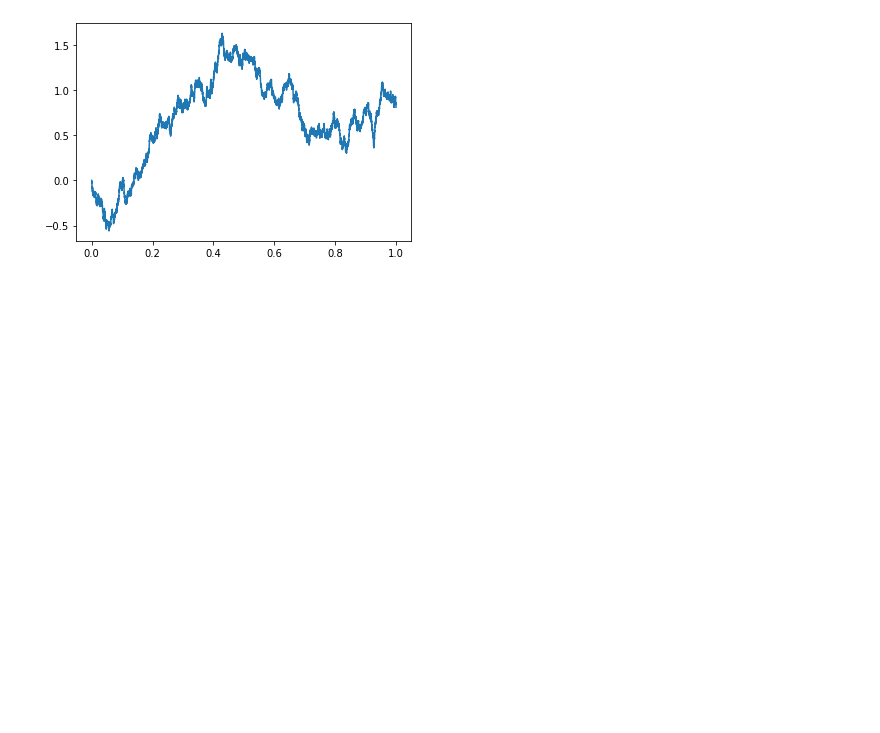
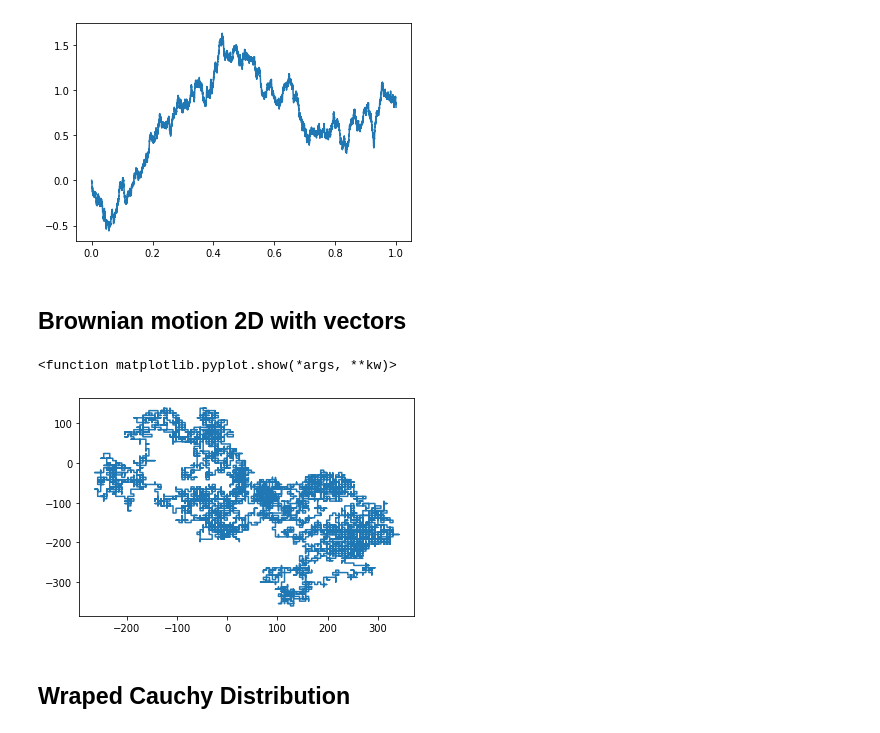
Before and after one commit to DRRguez/DRRguez, a Jupyter notebook: session2_20_08_2022.ipynb, the cells around one changed output. Cells and saved outputs as stored; diff of their text form; code cells hidden in the pictures; blank space fills up the shorter version.

```diff
--- a/session2_20_08_2022.ipynb
+++ b/session2_20_08_2022.ipynb
@@ -113,3 +168,5 @@ plt.show
 # %% [output]
 <function matplotlib.pyplot.show(*args, **kw)>
 [figure]
+# %% [markdown]
+## Brownian motion 2D with vectors
@@ -115,0 +179,27 @@ plt.show
+# %%
+# init variables
+n_steps = 10000
+s_pos = 0
+speed = 6
+
+# init velocity vector
+velocity = Vec2d(speed, 0)
+
+# Matriz para Brownian Walker
+BM_2d = np.ones(shape=(n_steps,2))*s_pos
+
+for i in range(1, n_steps):
+  turn_angle = np.random.choice([0, np.pi/2, np.pi, 3*np.pi/2])
+  velocity = velocity.rotated(turn_angle)
+
+  BM_2d[i,0]=BM_2d[i-1,0]+velocity.x
+  BM_2d[i,1]=BM_2d[i-1,1]+velocity.y
+# %%
+# Plot Brownian 2d trajectory
+plt.plot(BM_2d[:,0], BM_2d[:,1])
+plt.show
+# %% [output]
+<function matplotlib.pyplot.show(*args, **kw)>
+[figure, added]
+# %% [markdown]
+## Wraped Cauchy Distribution
```
Also changed, not shown: parts of 12 cells of this notebook.
